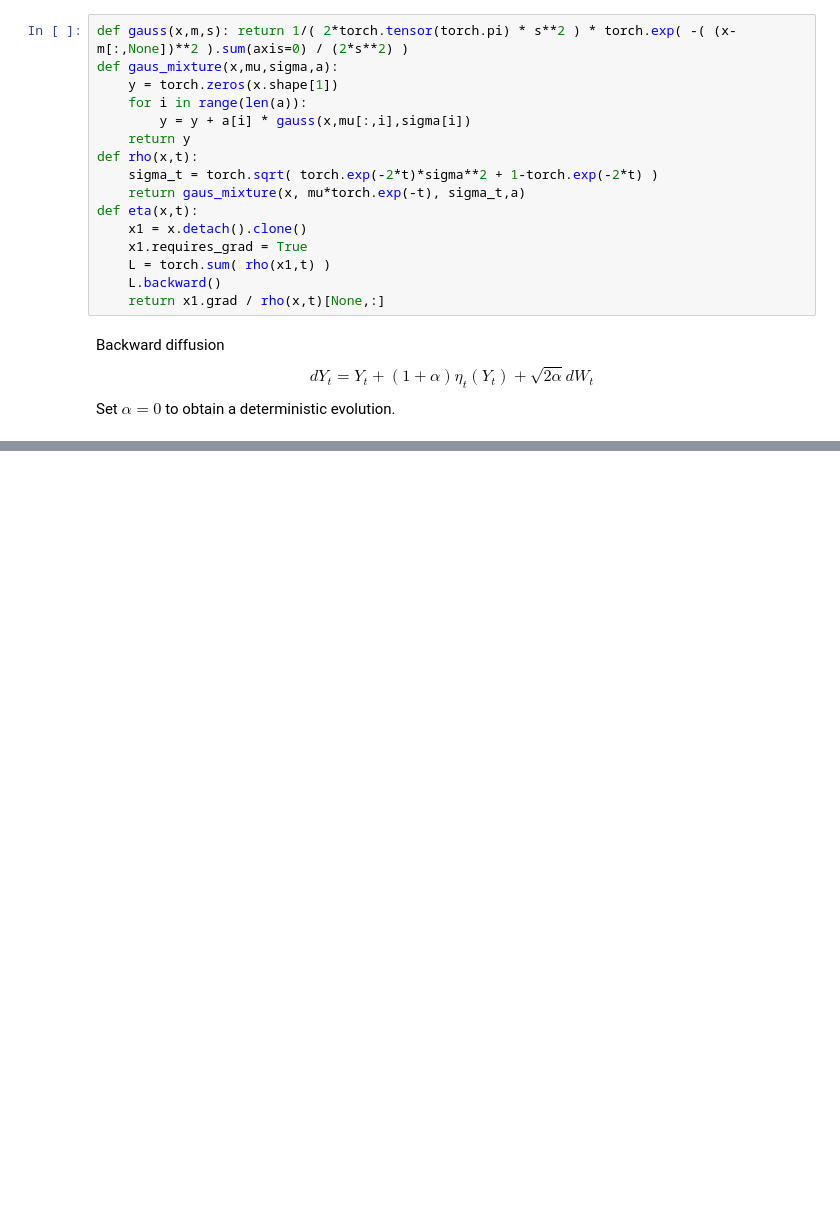
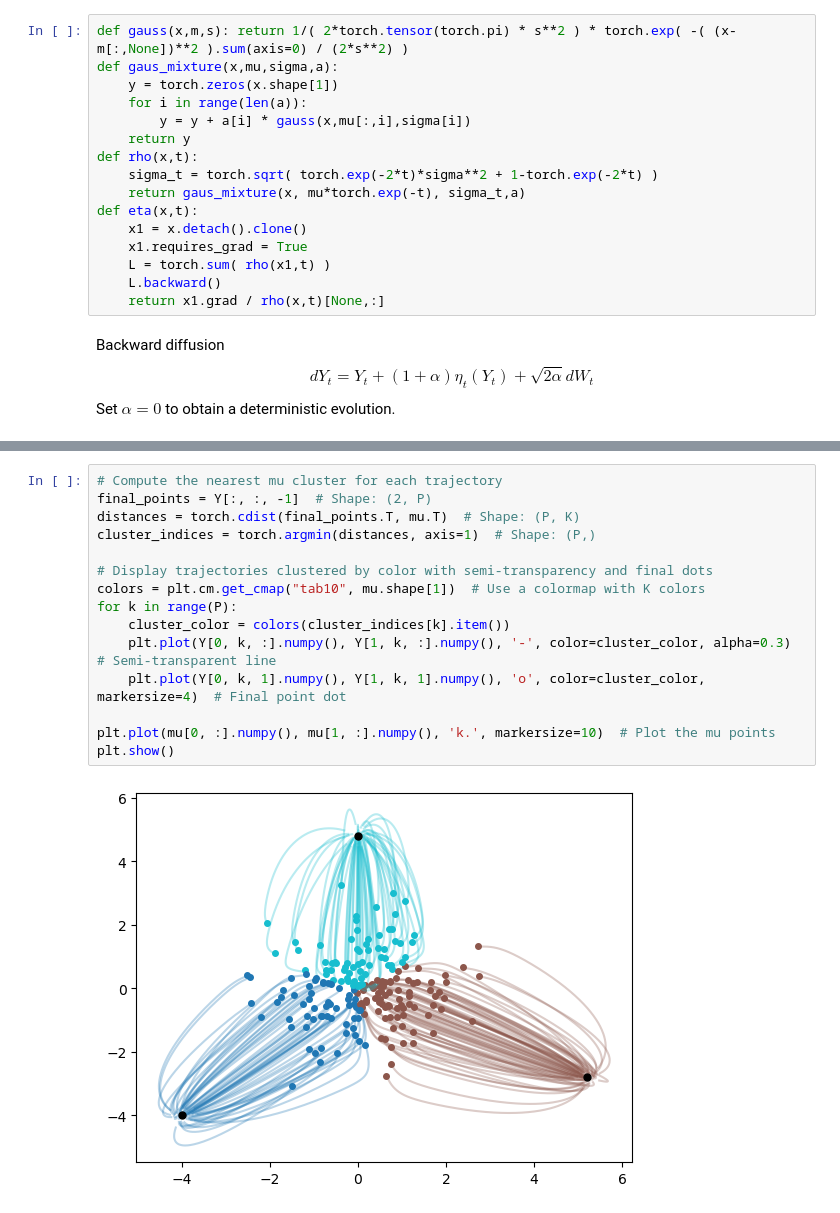
Before and after one commit to mathematical-tours/mathematical-tours.github.io, a Jupyter notebook: book-sources/diffusion-models/diffusion-2d.ipynb, the cells around one changed output, grey strips where cells are left out. Cells and saved outputs as stored; diff of their text form; blank space fills up the shorter version.

```diff
--- a/book-sources/diffusion-models/diffusion-2d.ipynb
+++ b/book-sources/diffusion-models/diffusion-2d.ipynb
@@ -61,0 +68,17 @@ plt.plot( mu[0,:], mu[1,:], 'k.' )
+# %%
+# Compute the nearest mu cluster for each trajectory
+final_points = Y[:, :, -1]  # Shape: (2, P)
+distances = torch.cdist(final_points.T, mu.T)  # Shape: (P, K)
+cluster_indices = torch.argmin(distances, axis=1)  # Shape: (P,)
+
+# Display trajectories clustered by color with semi-transparency and final dots
+colors = plt.cm.get_cmap("tab10", mu.shape[1])  # Use a colormap with K colors
+for k in range(P):
+    cluster_color = colors(cluster_indices[k].item())
+    plt.plot(Y[0, k, :].numpy(), Y[1, k, :].numpy(), '-', color=cluster_color, alpha=0.3)  # Semi-transparent line
+    plt.plot(Y[0, k, 1].numpy(), Y[1, k, 1].numpy(), 'o', color=cluster_color, markersize=4)  # Final point dot
+
+plt.plot(mu[0, :].numpy(), mu[1, :].numpy(), 'k.', markersize=10)  # Plot the mu points
+plt.show()
+# %% [output]
+[figure, added]
```
Also changed, not shown: parts of 2 cells of this notebook, 6 other files.
